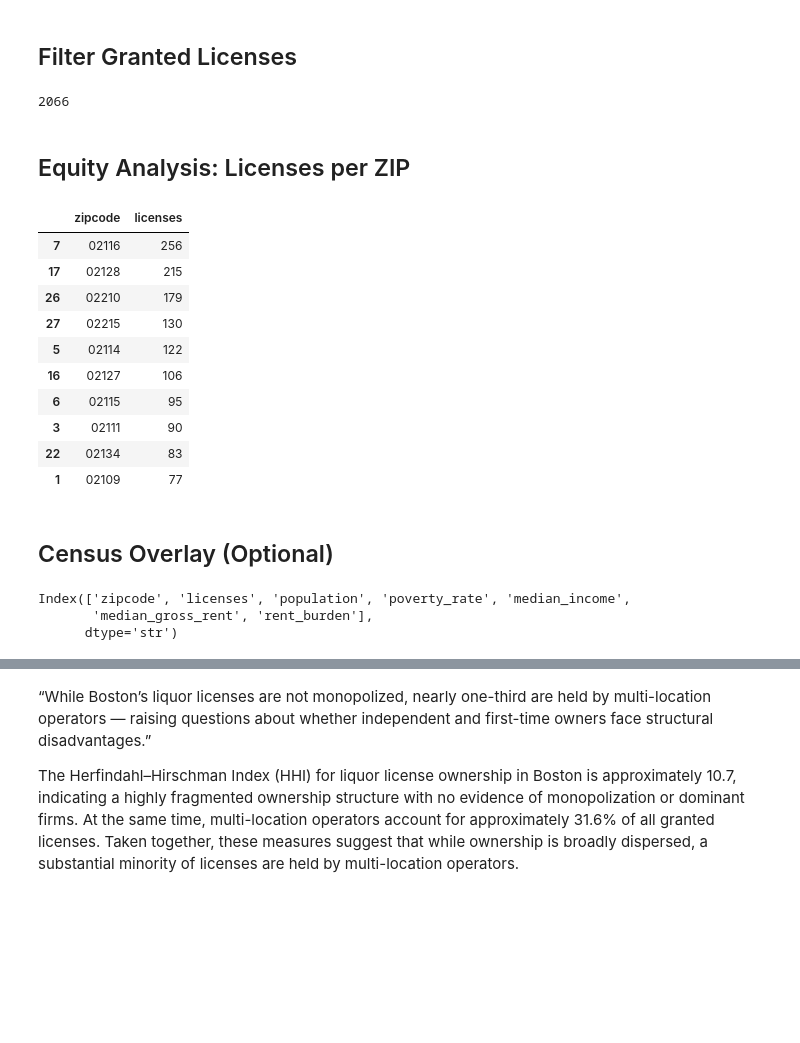
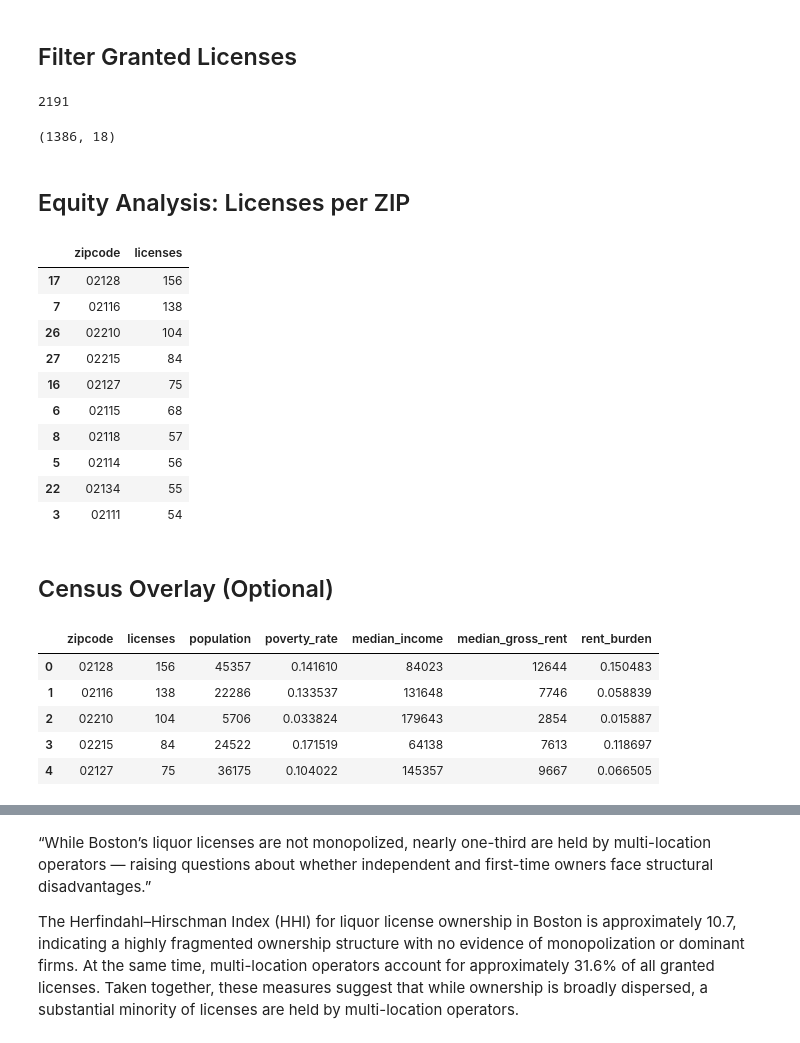
Before and after one commit to DanHUMassMed/Licensing-Board-Minutes, a Jupyter notebook: notebooks/analysis.ipynb, the cells around one changed output, grey strips where cells are left out. Drawn from its saved outputs; the diff is of its cells as text; code cells hidden in the pictures; blank space fills up the shorter version.

```diff
--- a/notebooks/analysis.ipynb
+++ b/notebooks/analysis.ipynb
@@ -74,8 +54,6 @@ df["zipcode"] = (
     .str.zfill(5)
 )
 
-df["status"] = df["status"].str.lower()
-
 df.head()
 # %% [output]
 |  | minutes_date | license_number | business_name | dba_name | address | street_number | street_name | city | ... |
@@ -125,34 +103,59 @@ df.describe(include='all')
 ## Filter Granted Licenses
 # %%
 
-granted = df[df["status"] == "granted"].copy()
-len(granted)
+granted_or_active = df[
+    df["status"]
+    .fillna("")
+    .str.lower()
+    .isin(["granted", "active"])
+].copy()
+
+len(granted_or_active)
 # %% [output]
-2066
+2191
+# %%
+deduped = (
+    granted_or_active
+    .assign(
+        minutes_date=lambda df: pd.to_datetime(
+            df["minutes_date"],
+            errors="coerce"
+        )
+    )
+    .sort_values("minutes_date", ascending=False)
+    .drop_duplicates(
+        subset="license_number",
+        keep="first"
+    )
+)
+
+print(deduped.shape)
+# %% [output]
+(1386, 18)
 # %% [markdown]
 ## Equity Analysis: Licenses per ZIP
 # %%
 
 licenses_by_zip = (
-    granted.groupby("zipcode")
+    deduped.groupby("zipcode")
     .size()
     .reset_index(name="licenses")
     .sort_values("licenses", ascending=False)
 )
 
 licenses_by_zip.head(10)
 # %% [output]
 |  | zipcode | licenses |
-| 7 | 02116 | 256 |
-| 17 | 02128 | 215 |
-| 26 | 02210 | 179 |
-| 27 | 02215 | 130 |
-| 5 | 02114 | 122 |
-| 16 | 02127 | 106 |
-| 6 | 02115 | 95 |
-| 3 | 02111 | 90 |
-| 22 | 02134 | 83 |
-| 1 | 02109 | 77 |
+| 17 | 02128 | 156 |
+| 7 | 02116 | 138 |
+| 26 | 02210 | 104 |
+| 27 | 02215 | 84 |
+| 16 | 02127 | 75 |
+| 6 | 02115 | 68 |
+| 8 | 02118 | 57 |
+| 5 | 02114 | 56 |
+| 22 | 02134 | 55 |
+| 3 | 02111 | 54 |
 # %% [markdown]
 ## Census Overlay (Optional)
 # %%
@@ -166,11 +169,14 @@ licenses_by_zip["zipcode"] = licenses_by_zip["zipcode"].astype(str).str.zfill(5)
 merged = licenses_by_zip.merge(census, on="zipcode")
 
 merged.head()
-merged.columns
+#merged.columns
 # %% [output]
-Index(['zipcode', 'licenses', 'population', 'poverty_rate', 'median_income',
-       'median_gross_rent', 'rent_burden'],
-      dtype='str')
+|  | zipcode | licenses | population | poverty_rate | median_income | median_gross_rent | rent_burden |
+| 0 | 02128 | 156 | 45357 | 0.141610 | 84023 | 12644 | 0.150483 |
+| 1 | 02116 | 138 | 22286 | 0.133537 | 131648 | 7746 | 0.058839 |
+| 2 | 02210 | 104 | 5706 | 0.033824 | 179643 | 2854 | 0.015887 |
+| 3 | 02215 | 84 | 24522 | 0.171519 | 64138 | 7613 | 0.118697 |
+| 4 | 02127 | 75 | 36175 | 0.104022 | 145357 | 9667 | 0.066505 |
 # %%
 # Ensure ZIP codes are strings and padded
 merged["zipcode"] = merged["zipcode"].astype(str).str.zfill(5)
```
Also changed, not shown: parts of 17 cells of this notebook, 5 other files.
